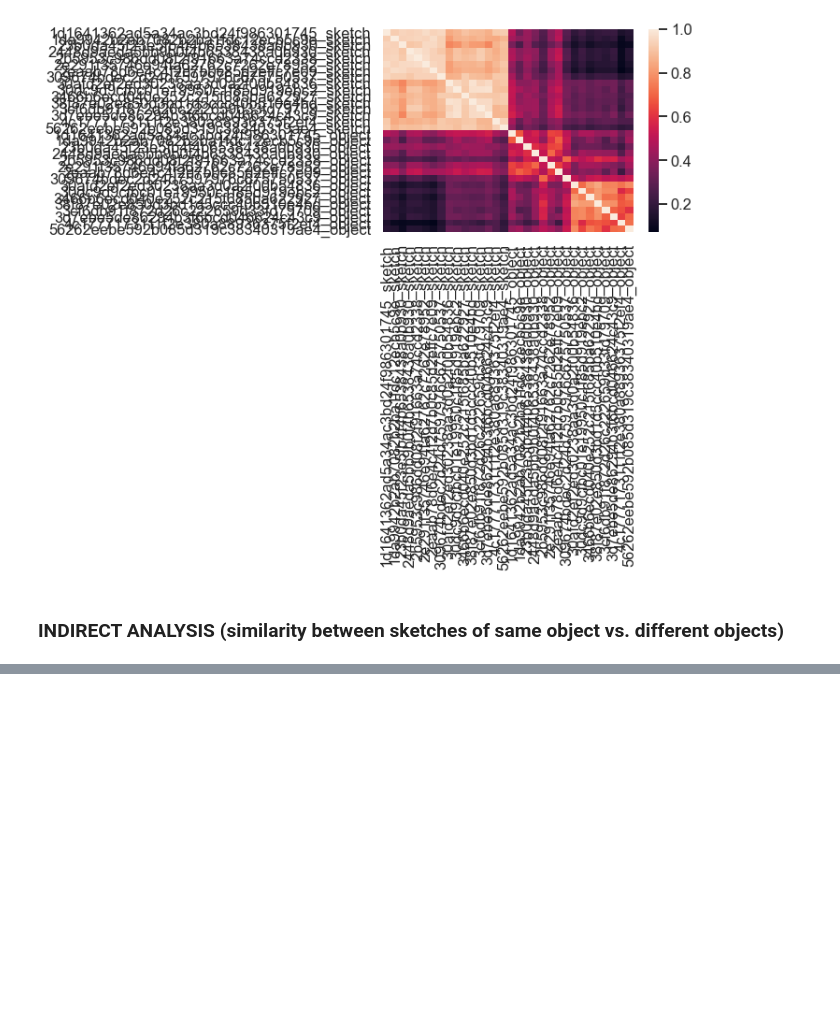
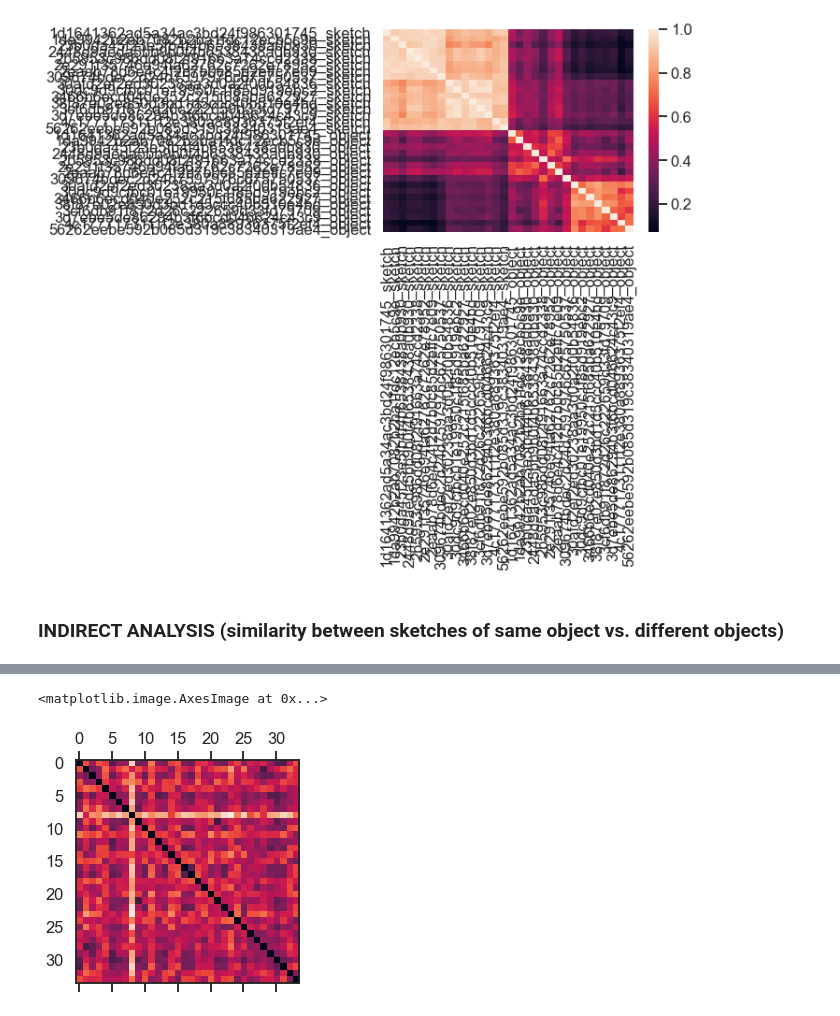
Before and after one commit to hawkrobe/graphical_conventions, a Jupyter notebook: analysis/preprocessing/explore_sketch_object_similarities.ipynb, the cells around one changed output, grey strips where cells are left out. Drawn from its saved outputs; the diff is of its cells as text; code cells hidden in the pictures; blank space fills up the shorter version.

```diff
--- a/analysis/preprocessing/explore_sketch_object_similarities.ipynb
+++ b/analysis/preprocessing/explore_sketch_object_similarities.ipynb
@@ -242,3 +243,6 @@ sns.heatmap(R, xticklabels=x_axis_labels, yticklabels=y_axis_labels)
 [figure]
 # %% [markdown]
 ### INDIRECT ANALYSIS (similarity between sketches of same object vs. different objects)
+# %%
+this_shapenetID = shapenetIDs[0]
+these_sketch_feats = S[(S['shapenetID']==this_shapenetID) & (S['phase']=='pre')][feat_cols]
@@ -244,0 +265,7 @@ sns.heatmap(R, xticklabels=x_axis_labels, yticklabels=y_axis_labels)
+# %%
+import scipy.spatial.distance as dist
+R = dist.squareform(dist.pdist(these_sketch_feats, metric='correlation'))
+plt.matshow(R)
+# %% [output]
+<matplotlib.image.AxesImage at 0x...>
+[figure, added]
```
Also changed, not shown: parts of 8 cells of this notebook, 1 other file.
